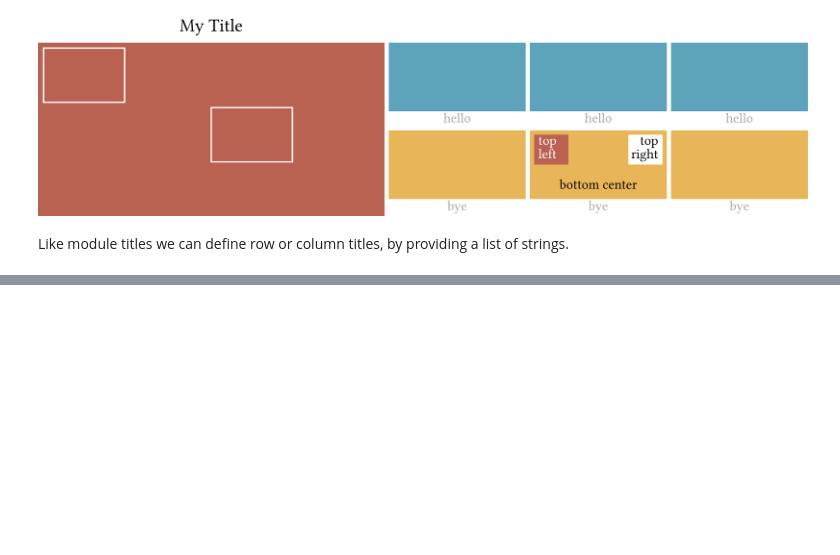
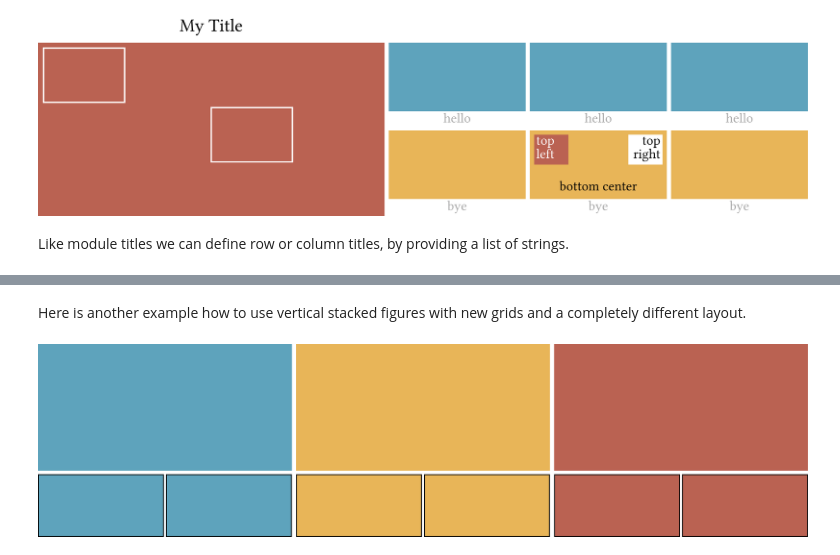
Before and after one commit to Mira-13/figure-gen, a Jupyter notebook: Tutorial.ipynb, the cells around one changed output, grey strips where cells are left out. Saved outputs shown, nothing was run; the diff lists cells and outputs as text; code cells hidden in the pictures; blank space fills up the shorter version.

Commit message:
update tutorial with new feature (vertical stack) & allow html embedding in jupyter

```diff
--- a/Tutorial.ipynb
+++ b/Tutorial.ipynb
@@ -30,7 +31,8 @@ img_orange = np.tile([x / 255 for x in orange], (32, 64, 1))
 # load the two images
 images = [
     img_blue,
-    img_yellow
+    img_yellow,
+    img_orange
 ]
 # %% [markdown]
 In the following we create a grid with two rows and three columns and fill it with the images.
@@ -226,0 +213,52 @@ Tikz/LaTeX file was generated.
+# %% [markdown]
+Here is another example how to use vertical stacked figures with new grids and a completely different layout.
+# %%
+n_rows = 1
+# ---------- Horizontal Figure TOP ----------
+top_cols = 3
+top_grid = figuregen.Grid(num_rows=n_rows, num_cols=top_cols)
+
+# fill grid with image data
+for row in range(n_rows):
+    for col in range(top_cols):
+        top_grid.get_element(row,col).set_image(images[col])
+
+# LAYOUT: Specify paddings (unit: mm)
+top_lay = top_grid.get_layout()
+top_lay.set_padding(column=1.0, bottom=0.5)
+
+# ---------- Horizontal Figure BOTTOM ----------
+bottom_cols = 2
+
+bottom_grid1 = figuregen.Grid(num_rows=n_rows, num_cols=bottom_cols)
+bottom_grid2 = figuregen.Grid(num_rows=n_rows, num_cols=bottom_cols)
+bottom_grid3 = figuregen.Grid(num_rows=n_rows, num_cols=bottom_cols)
+
+bottom_grids = [bottom_grid1, bottom_grid2, bottom_grid3]
+
+# FILL: with images
+idx = 0
+for sub_fig in bottom_grids:
+    for col in range(bottom_cols):
+        e = sub_fig.get_element(0,col).set_image(images[idx])
+        e.set_frame(linewidth=0.6, color=[0,0,0])
+    idx +=1
+
+# LAYOUT: Specify paddings (unit: mm)
+for sub_fig in bottom_grids:
+    sub_fig.get_layout().set_padding(column=0.5, right=1.0)
+
+bottom_grids[-1].get_layout().set_padding(right=0.0) # remove last padding
+
+# ---------- V-STACK of Horizontal Figures ----------
+grids = [
+        [top_grid],
+        bottom_grids
+        ]
+
+# create figure
+figuregen.figure(grids, width_cm=18., filename='figure.pdf')
+# show pdf
+displaypdf("figure.pdf")
+# %% [output]
+[figure, added]
```
Also changed, not shown: parts of 22 cells of this notebook, 3 other files.
